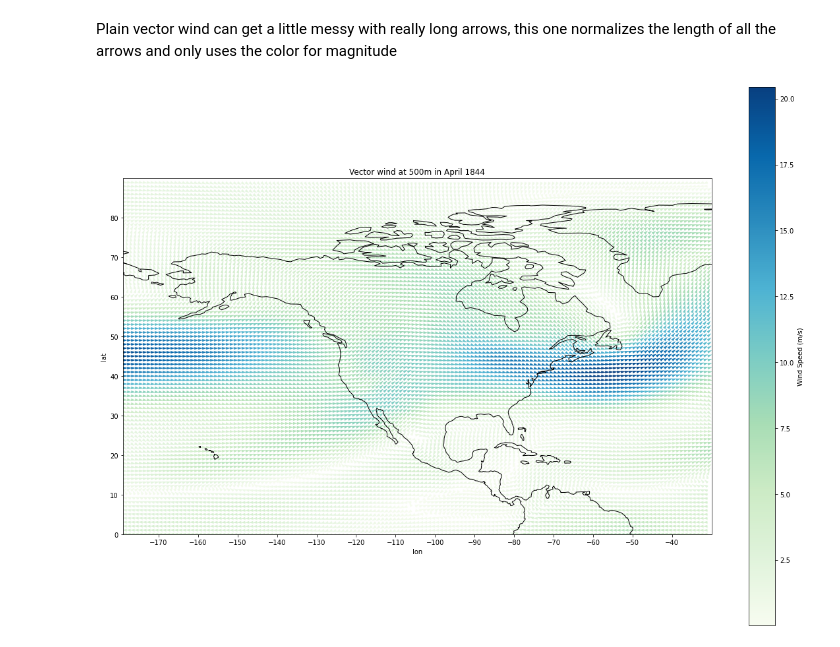
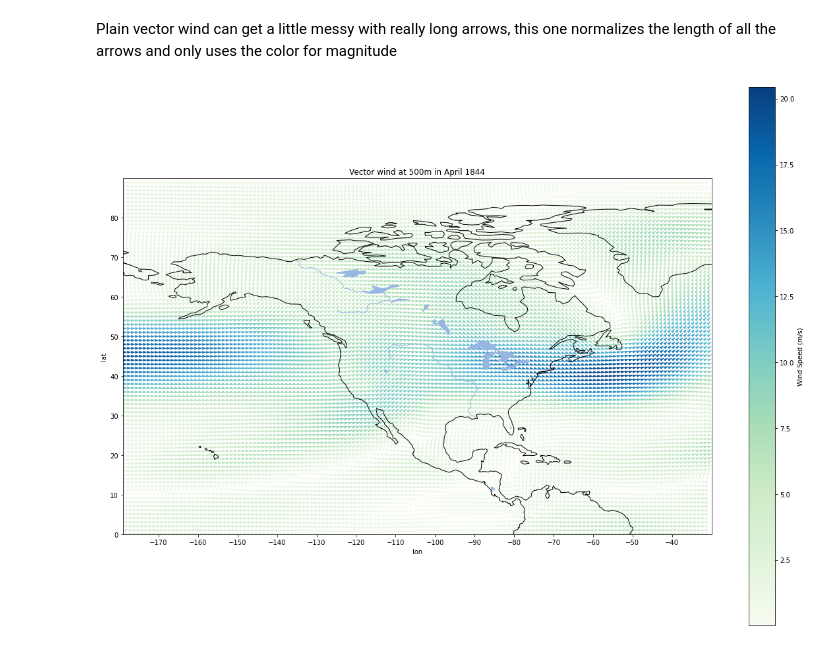
Before and after one commit to bparazin/ESS-Visualization, a Jupyter notebook: Missouri Reanalysis Absolute Visualization.ipynb, the cells around one changed output. Saved outputs shown, nothing was run; the diff lists cells and outputs as text; code cells hidden in the pictures.

```diff
--- a/Missouri Reanalysis Absolute Visualization.ipynb
+++ b/Missouri Reanalysis Absolute Visualization.ipynb
@@ -110,33 +115,35 @@ def plot_nvector_data(lon, lat, x_data, y_data, title, scale_title,
                      lon_min = 0, lon_max = 359, lat_min = -90, lat_max = 90, detail=1):
     fig = plt.figure(figsize = (20, 15))
     ax = plt.axes(projection = ccrs.PlateCarree(central_longitude = 0))
     ax.coastlines()
+    ax.add_feature(cartopy.feature.LAKES, alpha=1)
+    ax.add_feature(cartopy.feature.RIVERS, alpha=1)
 
     lat1 = em.find_closest_val(lat_min, lat)
     lat2 = em.find_closest_val(lat_max, lat)
 
     ax.set_extent((lon_min, lon_max, lat_min, lat_max))
     ax.set_xticks(lon[math.ceil(lon_min / 10) * 10:lon_max][::10], crs = ccrs.PlateCarree())
     ax.set_yticks(lat[math.ceil(lat1 / 10) * 10:lat2][::10], crs = ccrs.PlateCarree())
     plt.xlabel('lon')
     plt.ylabel('lat')
     plt.title(title)
 
     color = np.hypot(x_data[lat1:lat2, lon_min:lon_max][::detail, ::detail],
                      y_data[lat1:lat2, lon_min:lon_max][::detail, ::detail])
     v_field = plt.quiver(lon[lon_min:lon_max][::detail],
                           lat[lat1:lat2][::detail],
                         np.divide(x_data[lat1:lat2, lon_min:lon_max][::detail, ::detail], color),
                         np.divide(y_data[lat1:lat2, lon_min:lon_max][::detail, ::detail], color),
                          color, cmap="GnBu", scale = 125)
     scalebar = plt.colorbar(v_field)
     scalebar.set_label(scale_title)
 
 
 plot_nvector_data(wind_data["lon"], wind_data["lat"], wind_data["nc_vars"]["uwnd"][month_to_show][2],
                  wind_data["nc_vars"]["vwnd"][month_to_show][2], "Vector wind at 500m in April 1844", "Wind Speed (m/s)",
                  lon_start, lon_end, lat_start, lat_end)
 # %% [output]
-[figure, old version]
+[figure, new version]
 # %%
 wind_data
```
Also changed, not shown: parts of 4 cells of this notebook, 1 other file.
